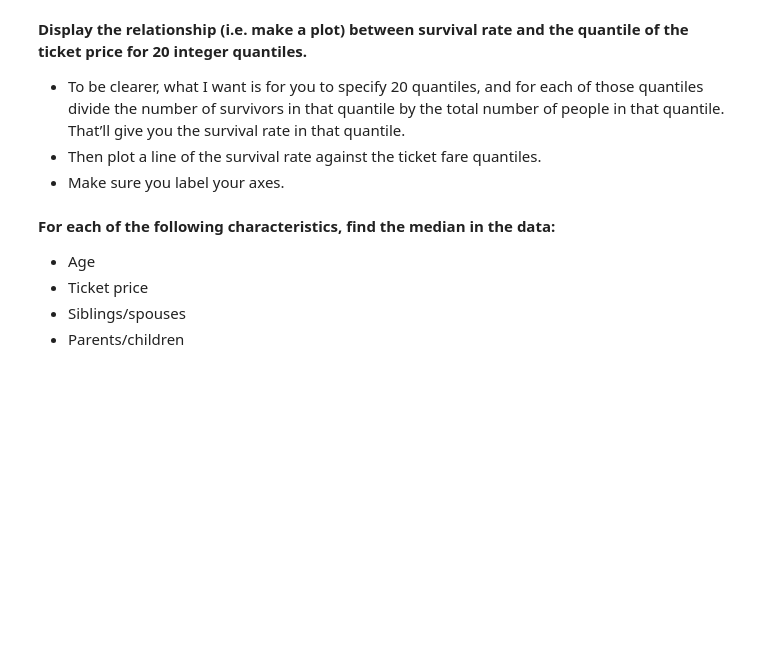
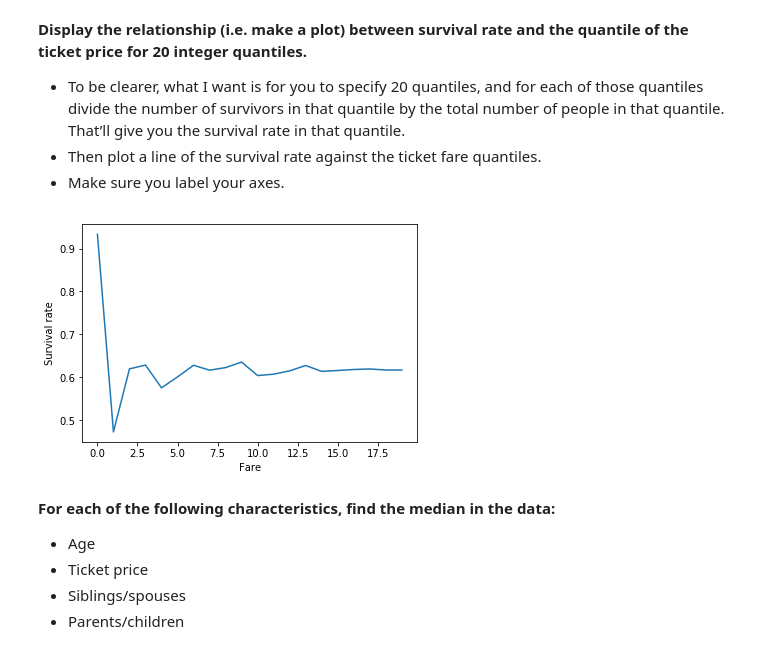
Before and after one commit to jsenft/k2_foundations, a Jupyter notebook: titanic/titanic.ipynb, the cells around one changed output. Cells and saved outputs as stored; diff of their text form; code cells hidden in the pictures; blank space fills up the shorter version.

```diff
--- a/titanic/titanic.ipynb
+++ b/titanic/titanic.ipynb
@@ -257,6 +263,24 @@ len(male_surv_1st[male_surv_1st['Fare'] < (df['Fare'].median() * 2)])/len(male_s
 - To be clearer, what I want is for you to specify 20 quantiles, and for each of those quantiles divide the number of survivors in that quantile by the total number of people in that quantile. That’ll give you the survival rate in that quantile.
 - Then plot a line of the survival rate against the ticket fare quantiles.
 - Make sure you label your axes.
+# %%
+rate_list = []
+j = 0
+
+for i in range(20):
+    q = len(survivors[survivors['Fare'] <= survivors['Fare'].quantile(j)])
+    p = len(df[df['Fare'] <= df['Fare'].quantile(j)])
+    diff = p - q
+    rate = (diff/p if p!=0 else 0.0)
+    rate_list.append(rate)
+    j = (i+1) * 0.05
+
+plt.plot(rate_list)
+plt.ylabel('Survival rate')
+plt.xlabel('Fare')
+plt.show()
+# %% [output]
+[figure, added]
 # %% [markdown]
 **For each of the following characteristics, find the median in the data:**
 - Age
```
Also changed, not shown: parts of 5 cells of this notebook.
